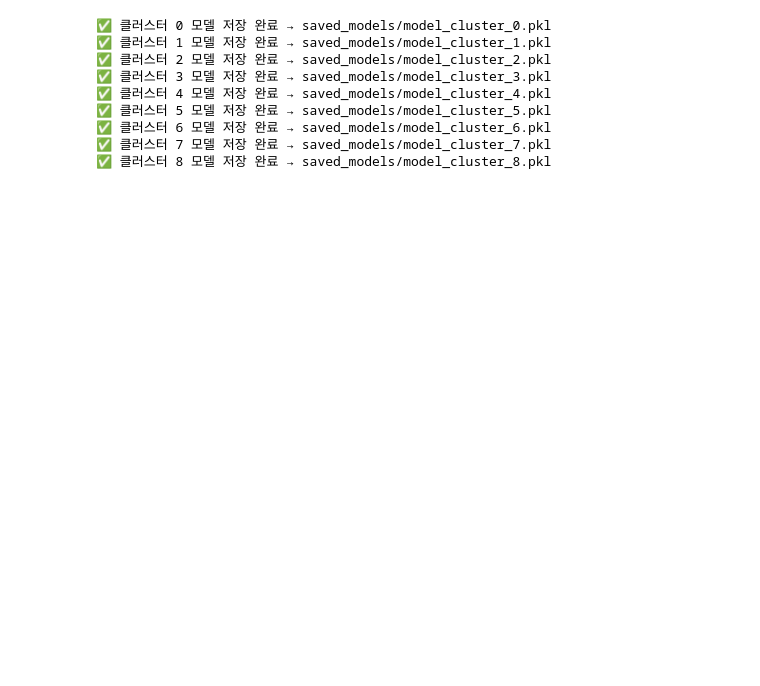
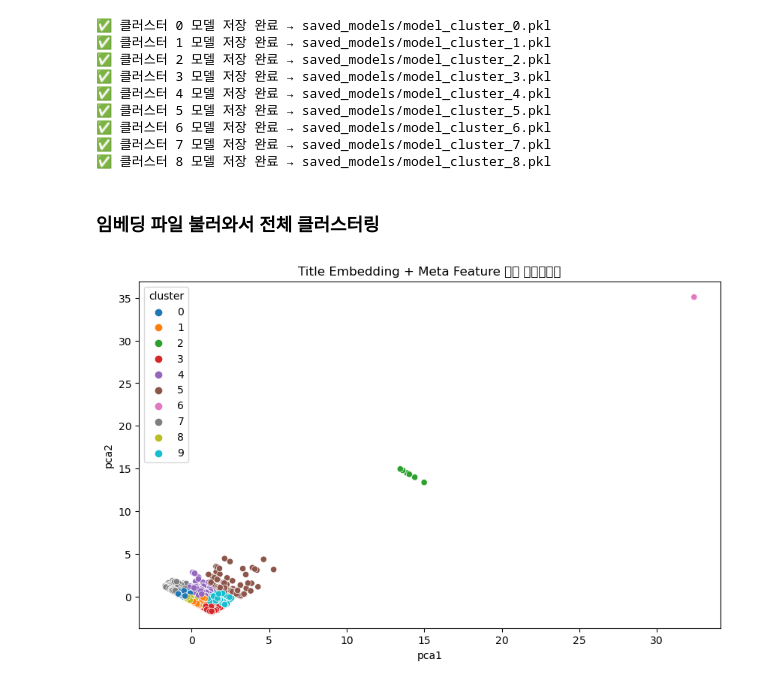
Before and after one commit to NaYeojung/Youtube-prediction-and-feedback, a Jupyter notebook: model/modeling.ipynb, the cells around one changed output. Cells and saved outputs as stored; diff of their text form; code cells hidden in the pictures; blank space fills up the shorter version.

```diff
--- a/model/modeling.ipynb
+++ b/model/modeling.ipynb
@@ -747,3 +903,54 @@ for cluster_id, model in trained_models.items():
 ✅ 클러스터 6 모델 저장 완료 → saved_models/model_cluster_6.pkl
 ✅ 클러스터 7 모델 저장 완료 → saved_models/model_cluster_7.pkl
 ✅ 클러스터 8 모델 저장 완료 → saved_models/model_cluster_8.pkl
+# %% [markdown]
+### 임베딩 파일 불러와서 전체 클러스터링
+# %%
+import pandas as pd
+import numpy as np
+from sklearn.preprocessing import StandardScaler
+from sklearn.cluster import KMeans
+from sklearn.decomposition import PCA
+import matplotlib.pyplot as plt
+import seaborn as sns
+
+# 🔹 1. title_embedding.csv 로드
+embedding_df = pd.read_csv("title_embeddings.csv")
+
+# 🔹 2. 전체 피처가 포함된 메타데이터 df (이미 있다고 가정)
+# 예: df = pd.read_csv("full_data.csv")
+# df에는 video_id, subscriber_count, title_length가 포함돼 있어야 함
+
+# 🔹 3. 병합
+merged_df = pd.merge(embedding_df, title_df[['video_id', 'subscriber_count', 'title_length']], on='video_id', how='inner')
+
+# 🔹 4. 피처 추출
+embedding_cols = [col for col in merged_df.columns if col.startswith("emb_")]
+X_embedding = merged_df[embedding_cols].values
+X_meta = merged_df[['subscriber_count', 'title_length']].fillna(0).values
+
+# 🔹 5. 정규화 + 결합
+X_combined = np.hstack([X_meta, X_embedding])
+scaler = StandardScaler()
+X_scaled = scaler.fit_transform(X_combined)
+
+# 🔹 6. KMeans 클러스터링
+k = 10  # 군집 수
+kmeans = KMeans(n_clusters=k, random_state=42)
+merged_df['cluster'] = kmeans.fit_predict(X_scaled)
+
+# 🔹 7. 시각화 (PCA 2D)
+pca = PCA(n_components=2)
+X_pca = pca.fit_transform(X_scaled)
+merged_df['pca1'] = X_pca[:, 0]
+merged_df['pca2'] = X_pca[:, 1]
+
+plt.figure(figsize=(10, 6))
+sns.scatterplot(data=merged_df, x='pca1', y='pca2', hue='cluster', palette='tab10')
+plt.title("Title Embedding + Meta Feature 기반 클러스터링")
+plt.show()
+
+# 🔹 8. 저장
+#merged_df.to_csv("merged_clustered_result.csv", index=False)
+# %% [output]
+[figure, added]
```
Also changed, not shown: parts of 20 cells of this notebook, 4 other files.
